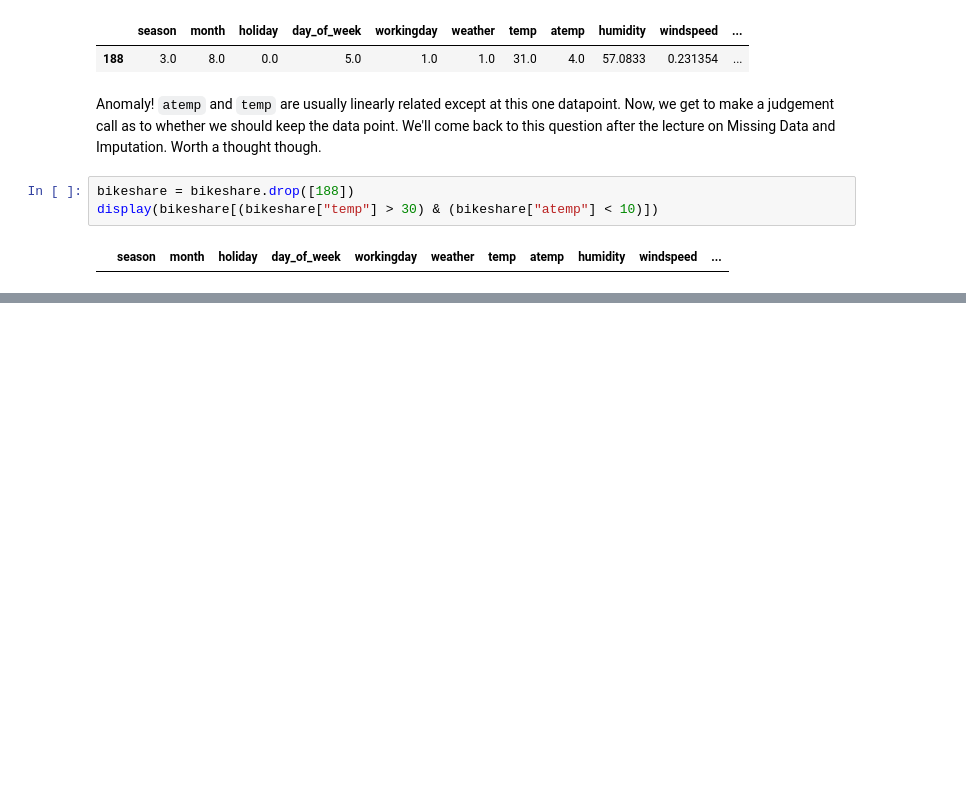
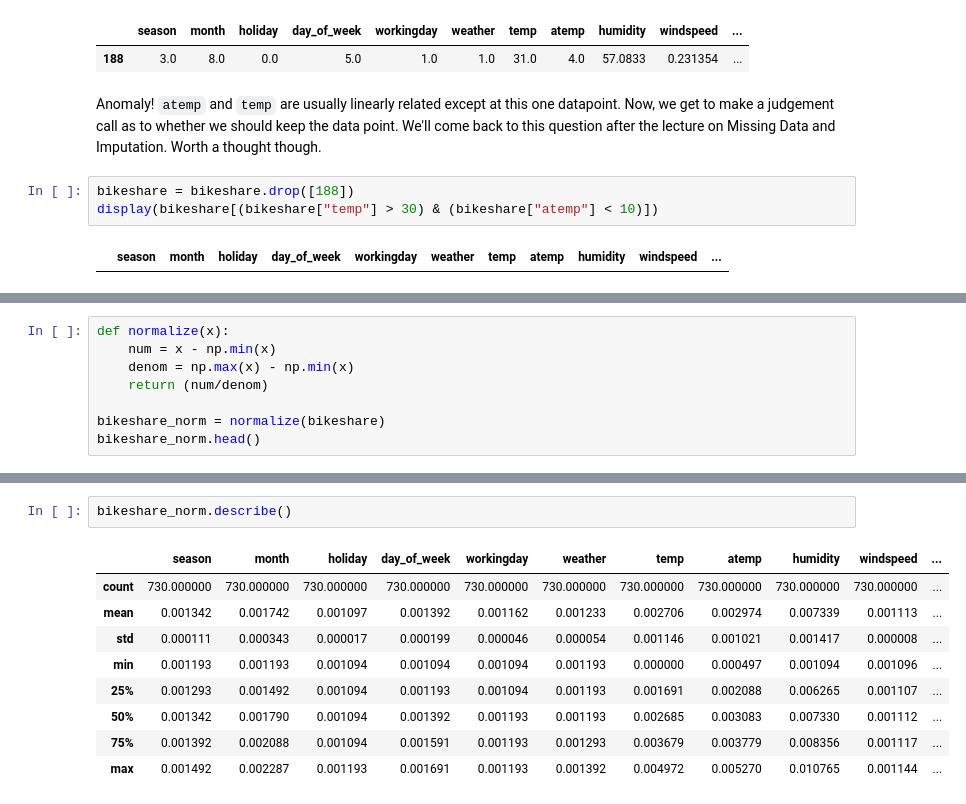
Before and after one commit to crdcamp/lin-reg-application, a Jupyter notebook: references/2_lin_reg_knn_reg_and_inference.ipynb, the cells around one changed output, grey strips where cells are left out. Cells and saved outputs as stored; diff of their text form; blank space fills up the shorter version.

```diff
--- a/references/2_lin_reg_knn_reg_and_inference.ipynb
+++ b/references/2_lin_reg_knn_reg_and_inference.ipynb
@@ -282,0 +287,8 @@ display(bikeshare[(bikeshare["temp"] > 30) & (bikeshare["atemp"] < 10)])
+# %%
+def normalize(x):
+    num = x - np.min(x)
+    denom = np.max(x) - np.min(x)
+    return (num/denom)
+
+bikeshare_norm = normalize(bikeshare)
+bikeshare_norm.head()
@@ -282,0 +302,12 @@ display(bikeshare[(bikeshare["temp"] > 30) & (bikeshare["atemp"] < 10)])
+# %%
+bikeshare_norm.describe()
+# %% [output]
+|  | season | month | holiday | day_of_week | workingday | weather | temp | atemp | humidity | windspeed | ... |
+| count | 730.000000 | 730.000000 | 730.000000 | 730.000000 | 730.000000 | 730.000000 | 730.000000 | 730.000000 | 730.000000 | 730.000000 | ... |
+| mean | 0.001342 | 0.001742 | 0.001097 | 0.001392 | 0.001162 | 0.001233 | 0.002706 | 0.002974 | 0.007339 | 0.001113 | ... |
+| std | 0.000111 | 0.000343 | 0.000017 | 0.000199 | 0.000046 | 0.000054 | 0.001146 | 0.001021 | 0.001417 | 0.000008 | ... |
+| min | 0.001193 | 0.001193 | 0.001094 | 0.001094 | 0.001094 | 0.001193 | 0.000000 | 0.000497 | 0.001094 | 0.001096 | ... |
+| 25% | 0.001293 | 0.001492 | 0.001094 | 0.001193 | 0.001094 | 0.001193 | 0.001691 | 0.002088 | 0.006265 | 0.001107 | ... |
+| 50% | 0.001342 | 0.001790 | 0.001094 | 0.001392 | 0.001193 | 0.001193 | 0.002685 | 0.003083 | 0.007330 | 0.001112 | ... |
+| 75% | 0.001392 | 0.002088 | 0.001094 | 0.001591 | 0.001193 | 0.001293 | 0.003679 | 0.003779 | 0.008356 | 0.001117 | ... |
+| max | 0.001492 | 0.002287 | 0.001193 | 0.001691 | 0.001193 | 0.001392 | 0.004972 | 0.005270 | 0.010765 | 0.001144 | ... |
```
Also changed, not shown: parts of 15 cells of this notebook.
